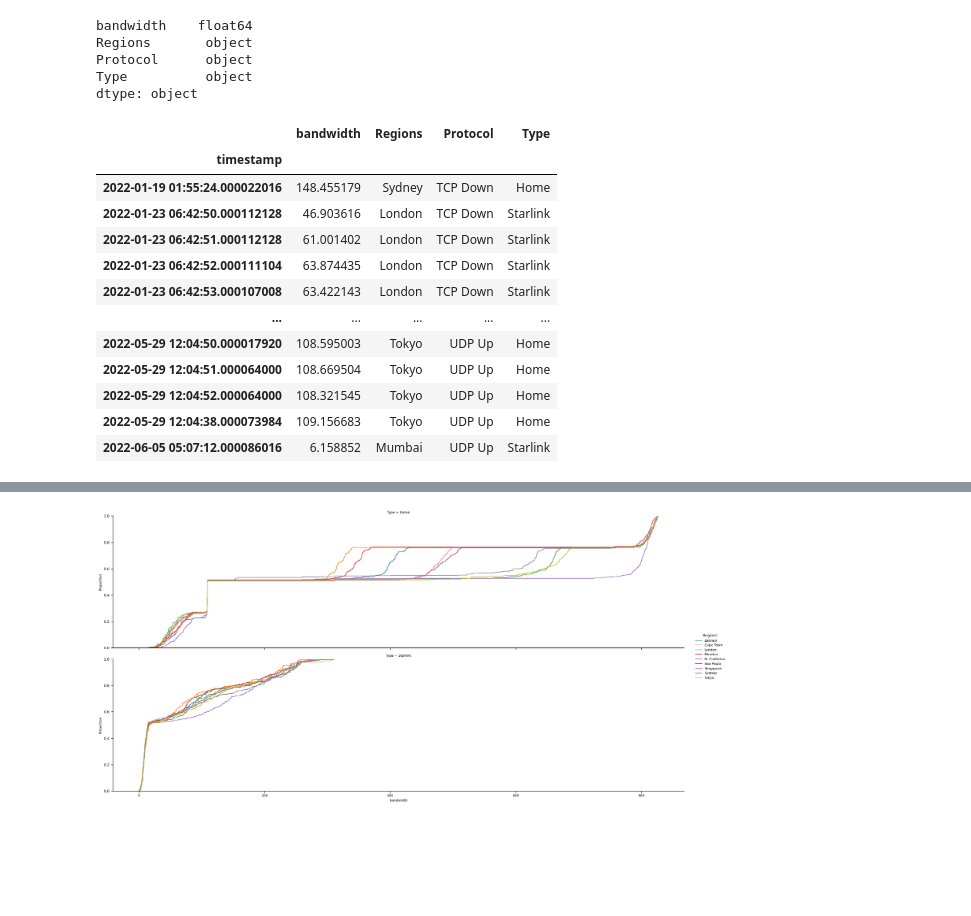
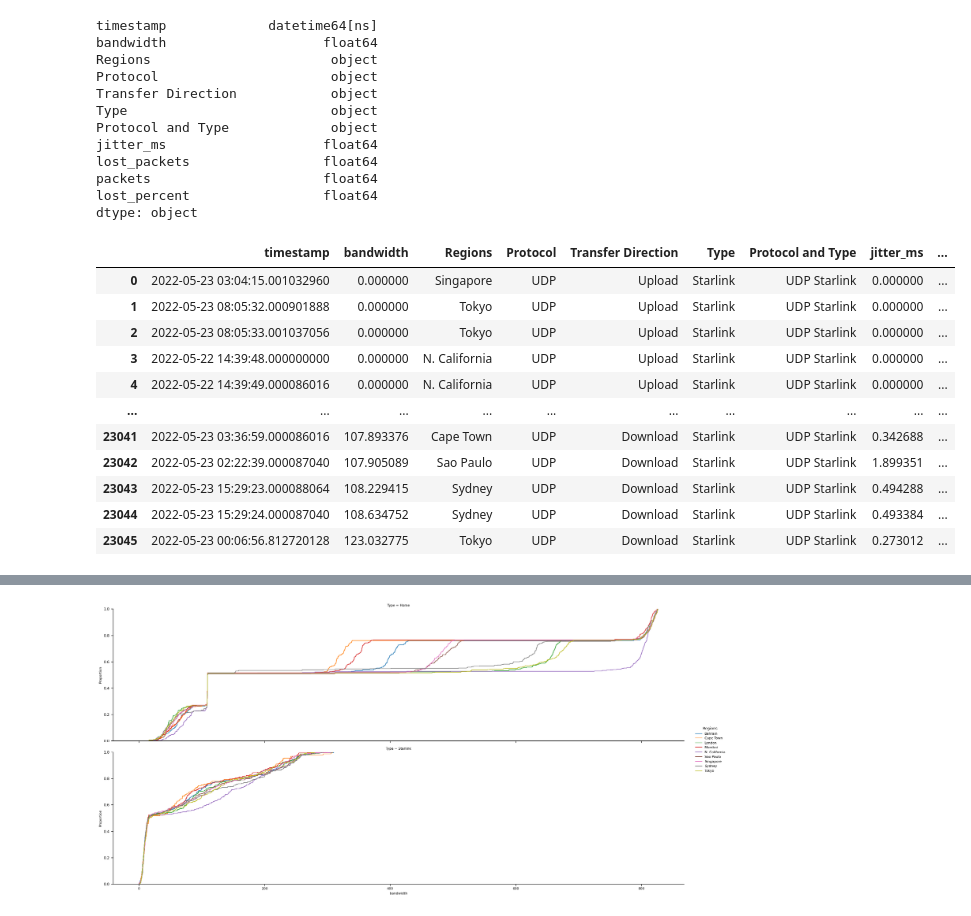
Before and after one commit to Starlink-Measurement/starlink-plot, a Jupyter notebook: plot_iperf3.ipynb, the cells around one changed output, grey strips where cells are left out. Cells and saved outputs as stored; diff of their text form; code cells hidden in the pictures; blank space fills up the shorter version.

```diff
--- a/plot_iperf3.ipynb
+++ b/plot_iperf3.ipynb
@@ -80,9 +80,10 @@ def concat_df(src, pattern, keep=['bandwidth']):
     combined_df = combine_csvs(files)
 
     combined_df.index = pd.to_datetime(combined_df.index, unit='s')
-    if keep == ['bandwidth']:
+    if keep == ['bandwidth'] or keep == 'all':
         convert_to_mb(combined_df)
-    combined_df = combined_df[keep]
+    if keep != 'all':
+        combined_df = combined_df[keep]
     return combined_df
 # %%
 def remove_first_measures(df, first=3):
@@ -96,7 +97,8 @@ def remove_first_measures(df, first=3):
         first_measure_map = first_measure_map.eq(first_measure_map.shift(i))
 
     df_map = pd.DataFrame(columns=df.columns)
-    df_map.iloc[:,0] = first_measure_map
+    for i, _ in enumerate(df.columns):
+        df_map.iloc[:, i] = first_measure_map
     df_map['timestamp'] = df.index
     df_map.set_index('timestamp', inplace=True)
     filtered_df = df.where(df_map, -1) # Set to -1
@@ -176,21 +153,30 @@ src_dirs
 # %%
 df = pd.DataFrame()
 for type_name, folder in src_dirs:
+    max_fail = len(PROTOCOLS_MAP)
+    count = 0
     for (protocol, pattern) in PROTOCOLS_MAP.items():
         #df = concat_df(args.src_folder, UDP_UP, [JITTER])
-        try:
-            df_temp = combine_reg(folder, pattern, first=3)
-        except:
-            print(f'Error getting {protocol}: {folder}')
-            continue
+        #df_temp = combine_reg(folder, pattern, first=1, keep='all')
+        #try:
+        df_temp = combine_reg(folder, pattern, first=3, keep='all')
+        #except ValueError:
+        #    print(f'Error getting {protocol}: {folder}')
+        #    count += 1
+        #    continue
 
-        df_temp[N_PROTOCOL] = protocol
+        prot_dir = PROTOCOLS_SEP_MAP[protocol]
+        df_temp[N_PROTOCOL] = prot_dir[0]
+        df_temp[COL_TRANSF_DIR] = prot_dir[1]
         df_temp[N_TYPE] = type_name
+        df_temp[COL_PROT_TYPE] = prot_dir[0] + ' ' + type_name
         if not df.empty:
             #df = df.merge(df_temp, how='outer', left_index=True, right_index=True)
             df = pd.concat([df, df_temp])
         else:
             df = df_temp
+    if count >= max_fail:
+        raise ValueError('MAJOR error')
 
 df
 # %% [output]
@@ -231,28 +197,36 @@ Error getting TCP Up: data/starlink-data/Iperf_csv/2022-05-19_starlink_iperf/
 # %%
 df_regs = df.replace(-1, pd.NA)
-#df_regs = df_regs.astype(object).where(df_regs.notnull(), None)
-df_regs = df_regs.dropna().astype({'bandwidth': float})
-df_regs = df_regs.sort_values(N_PROTOCOL)
+#df_regs = df_regs.where(df_regs.notnull(), None)
+df_regs = df_regs.dropna(subset='bandwidth').astype({'bandwidth': float, 'jitter_ms': float,
+                                 'lost_packets': float, 'packets': float, 'lost_percent': float})
+df_regs = df_regs.sort_values('bandwidth')
+df_regs.reset_index(inplace=True)
 #df = concat_df(args.src_folder, UDP_DOWN).sort_values('timestamp')
 
 print(df_regs.dtypes)
-df_regs
+df_regs#
 # %% [output]
-bandwidth    float64
-Regions       object
-Protocol      object
-Type          object
+timestamp             datetime64[ns]
+bandwidth                    float64
+Regions                       object
+Protocol                      object
+Transfer Direction            object
+Type                          object
+Protocol and Type             object
+jitter_ms                    float64
+lost_packets                 float64
+packets                      float64
+lost_percent                 float64
 dtype: object
-|  | bandwidth | Regions | Protocol | Type |
-| timestamp |  |  |  |  |
-| 2022-01-19 01:55:24.000022016 | 148.455179 | Sydney | TCP Down | Home |
-| 2022-01-23 06:42:50.000112128 | 46.903616 | London | TCP Down | Starlink |
-| 2022-01-23 06:42:51.000112128 | 61.001402 | London | TCP Down | Starlink |
-| 2022-01-23 06:42:52.000111104 | 63.874435 | London | TCP Down | Starlink |
-| 2022-01-23 06:42:53.000107008 | 63.422143 | London | TCP Down | Starlink |
-| ... | ... | ... | ... | ... |
-| 2022-05-29 12:04:50.000017920 | 108.595003 | Tokyo | UDP Up | Home |
-| 2022-05-29 12:04:51.000064000 | 108.669504 | Tokyo | UDP Up | Home |
-| 2022-05-29 12:04:52.000064000 | 108.321545 | Tokyo | UDP Up | Home |
-| 2022-05-29 12:04:38.000073984 | 109.156683 | Tokyo | UDP Up | Home |
-| 2022-06-05 05:07:12.000086016 | 6.158852 | Mumbai | UDP Up | Starlink |
+|  | timestamp | bandwidth | Regions | Protocol | Transfer Direction | Type | Protocol and Type | jitter_ms | ... |
+| 0 | 2022-05-23 03:04:15.001032960 | 0.000000 | Singapore | UDP | Upload | Starlink | UDP Starlink | 0.000000 | ... |
+| 1 | 2022-05-23 08:05:32.000901888 | 0.000000 | Tokyo | UDP | Upload | Starlink | UDP Starlink | 0.000000 | ... |
+| 2 | 2022-05-23 08:05:33.001037056 | 0.000000 | Tokyo | UDP | Upload | Starlink | UDP Starlink | 0.000000 | ... |
+| 3 | 2022-05-22 14:39:48.000000000 | 0.000000 | N. California | UDP | Upload | Starlink | UDP Starlink | 0.000000 | ... |
+| 4 | 2022-05-22 14:39:49.000086016 | 0.000000 | N. California | UDP | Upload | Starlink | UDP Starlink | 0.000000 | ... |
+| ... | ... | ... | ... | ... | ... | ... | ... | ... | ... |
+| 23041 | 2022-05-23 03:36:59.000086016 | 107.893376 | Cape Town | UDP | Download | Starlink | UDP Starlink | 0.342688 | ... |
+| 23042 | 2022-05-23 02:22:39.000087040 | 107.905089 | Sao Paulo | UDP | Download | Starlink | UDP Starlink | 1.899351 | ... |
+| 23043 | 2022-05-23 15:29:23.000088064 | 108.229415 | Sydney | UDP | Download | Starlink | UDP Starlink | 0.494288 | ... |
+| 23044 | 2022-05-23 15:29:24.000087040 | 108.634752 | Sydney | UDP | Download | Starlink | UDP Starlink | 0.493384 | ... |
+| 23045 | 2022-05-23 00:06:56.812720128 | 123.032775 | Tokyo | UDP | Download | Starlink | UDP Starlink | 0.273012 | ... |
```
Also changed, not shown: parts of 30 cells of this notebook, 3 other files.
